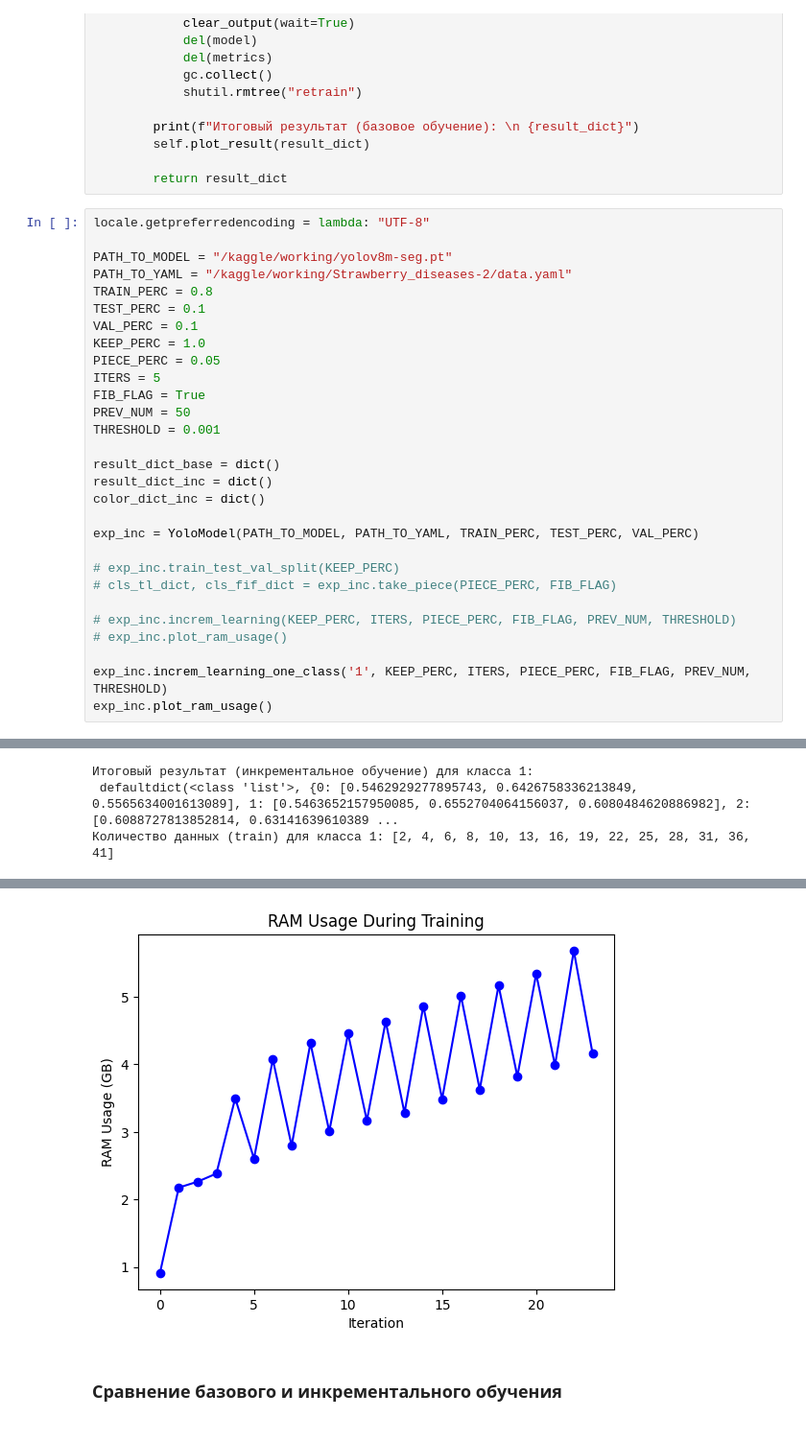
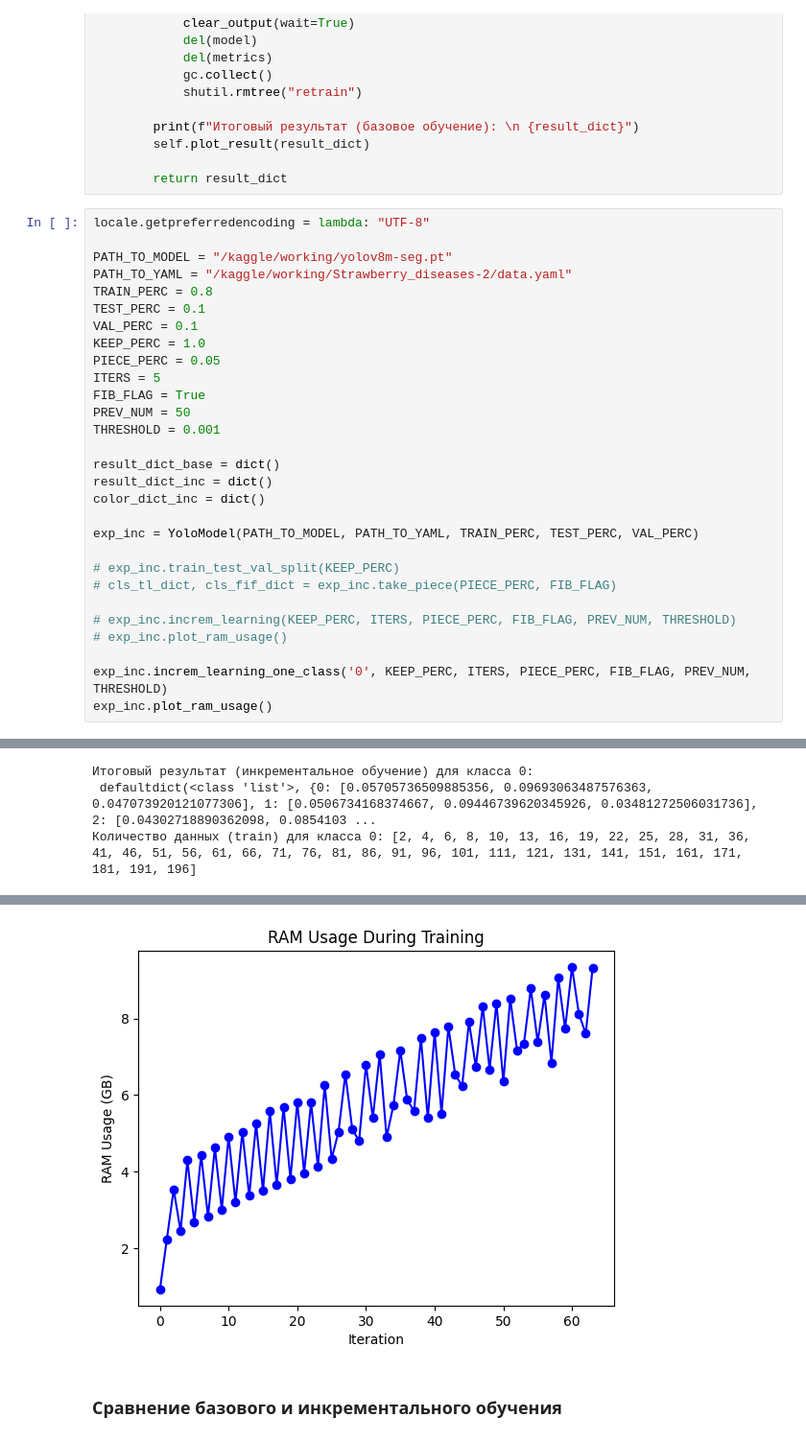
Before and after one commit to CTLab-ITMO/PTS-SP, a Jupyter notebook: yolov8.ipynb, the cells around one changed output, grey strips where cells are left out. Shown at 96% size. Drawn from its saved outputs; the diff is of its cells as text.

```diff
--- a/yolov8.ipynb
+++ b/yolov8.ipynb
@@ -763,6 +763,6 @@ exp_inc = YoloModel(PATH_TO_MODEL, PATH_TO_YAML, TRAIN_PERC, TEST_PERC, VAL_PERC
 # exp_inc.increm_learning(KEEP_PERC, ITERS, PIECE_PERC, FIB_FLAG, PREV_NUM, THRESHOLD)
 # exp_inc.plot_ram_usage()
 
-exp_inc.increm_learning_one_class('1', KEEP_PERC, ITERS, PIECE_PERC, FIB_FLAG, PREV_NUM, THRESHOLD)
+exp_inc.increm_learning_one_class('0', KEEP_PERC, ITERS, PIECE_PERC, FIB_FLAG, PREV_NUM, THRESHOLD)
 exp_inc.plot_ram_usage()
 # %% [output]
@@ -803,3 +803,3 @@ Speed: 0.4ms preprocess, 18.8ms inference, 0.0ms loss, 3.8ms postprocess per ima
-Итоговый результат (инкрементальное обучение) для класса 1:
- defaultdict(<class 'list'>, {0: [0.5462929277895743, 0.6426758336213849, 0.5565634001613089], 1: [0.5463652157950085, 0.6552704064156037, 0.6080484620886982], 2: [0.6088727813852814, 0.63141639610389 ...
-Количество данных (train) для класса 1: [2, 4, 6, 8, 10, 13, 16, 19, 22, 25, 28, 31, 36, 41]
+Итоговый результат (инкрементальное обучение) для класса 0:
+ defaultdict(<class 'list'>, {0: [0.05705736509885356, 0.09693063487576363, 0.047073920121077306], 1: [0.0506734168374667, 0.09446739620345926, 0.03481272506031736], 2: [0.04302718890362098, 0.0854103 ...
+Количество данных (train) для класса 0: [2, 4, 6, 8, 10, 13, 16, 19, 22, 25, 28, 31, 36, 41, 46, 51, 56, 61, 66, 71, 76, 81, 86, 91, 96, 101, 111, 121, 131, 141, 151, 161, 171, 181, 191, 196]
@@ -809,4 +809,4 @@ Speed: 0.4ms preprocess, 18.8ms inference, 0.0ms loss, 3.8ms postprocess per ima
-[figure, old version]
+[figure, new version]
 # %% [markdown]
 ### Сравнение базового и инкрементального обучения
 # %% [markdown]
```
Also changed, not shown: parts of 1 cell of this notebook.
